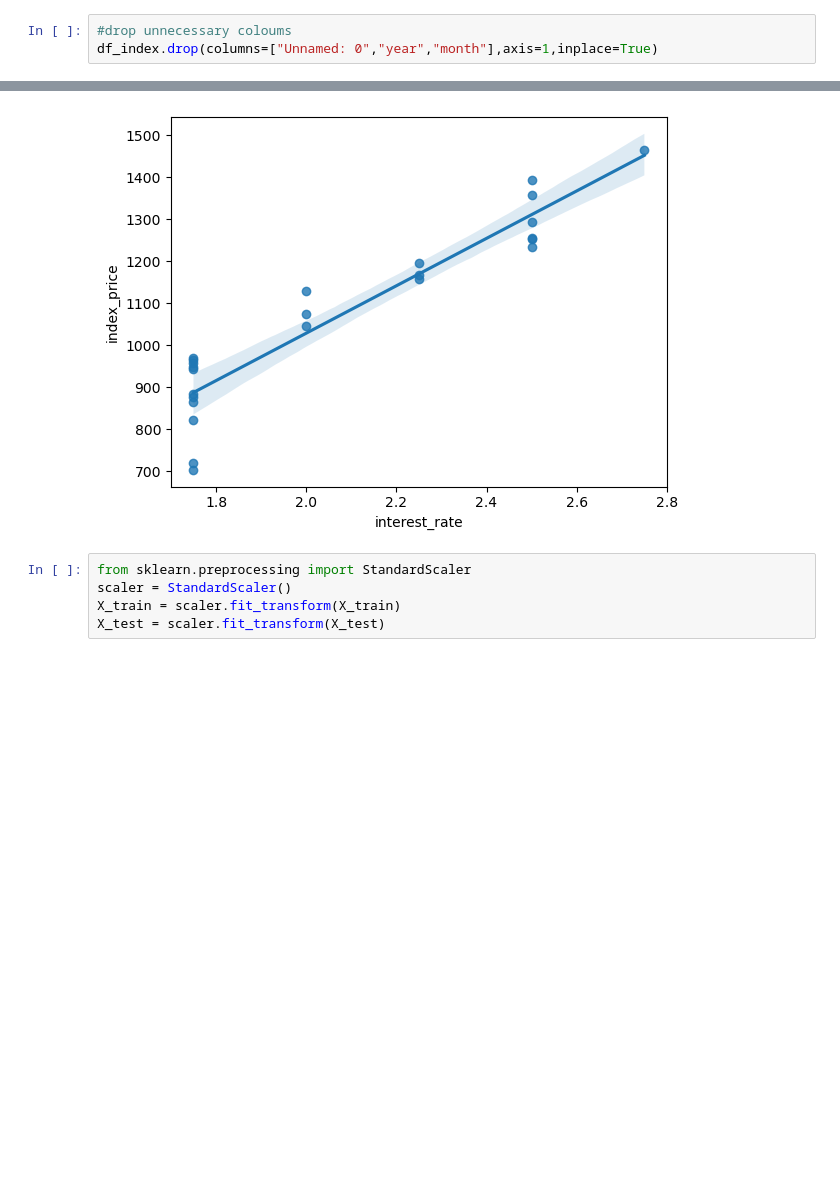
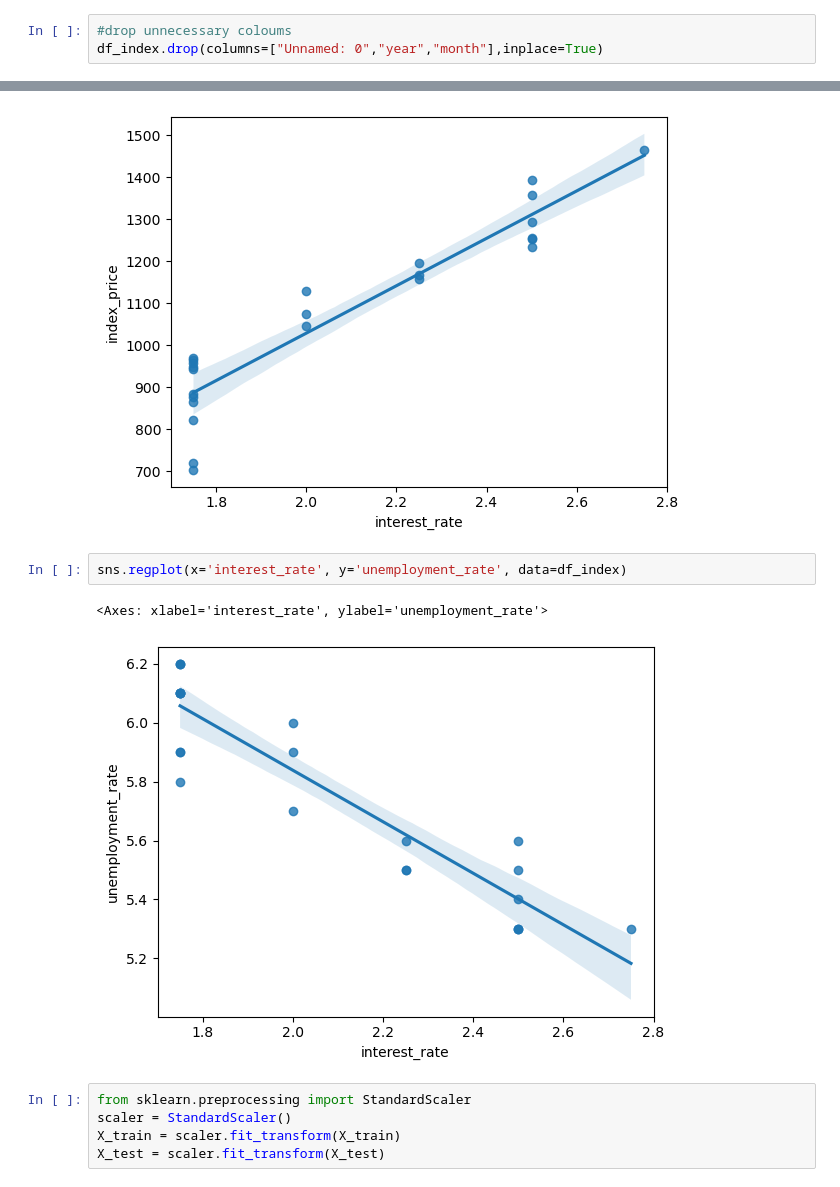
Before and after one commit to ishivansmishra/machine_learning, a Jupyter notebook: Multiple_linear_Regression/hello.ipynb, the cells around one changed output, grey strips where cells are left out. Cells and saved outputs as stored; diff of their text form; blank space fills up the shorter version.

```diff
--- a/Multiple_linear_Regression/hello.ipynb
+++ b/Multiple_linear_Regression/hello.ipynb
@@ -28,6 +28,6 @@ df_index.head()
 # %%
 #drop unnecessary coloums
-df_index.drop(columns=["Unnamed: 0","year","month"],axis=1,inplace=True)
+df_index.drop(columns=["Unnamed: 0","year","month"],inplace=True)
 # %%
 df_index.head()
 # %% [output]
@@ -108,6 +106,11 @@ sns.regplot(x='interest_rate', y='index_price', data=df_index)
 # %% [output]
 <Axes: xlabel='interest_rate', ylabel='index_price'>
 [figure]
+# %%
+sns.regplot(x='interest_rate', y='unemployment_rate', data=df_index)
+# %% [output]
+<Axes: xlabel='interest_rate', ylabel='unemployment_rate'>
+[figure, added]
 # %%
 from sklearn.preprocessing import StandardScaler
 scaler = StandardScaler()
```
Also changed, not shown: parts of 4 cells of this notebook, 8 other files.
